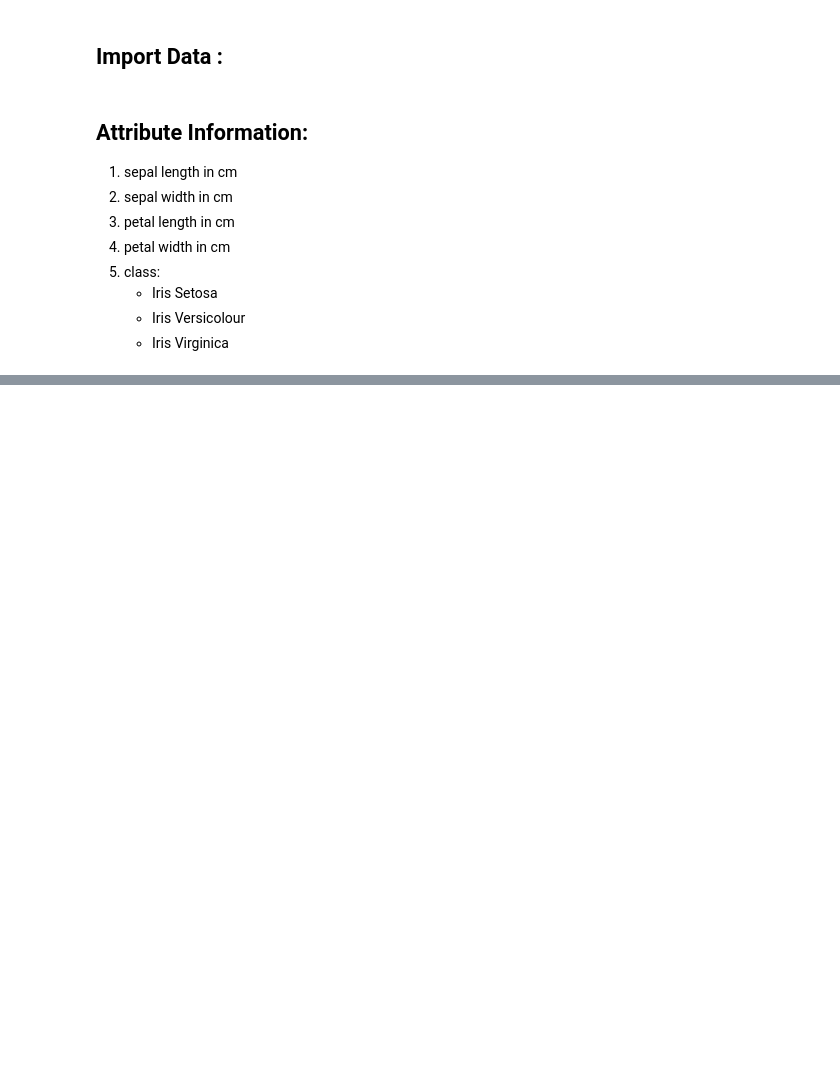
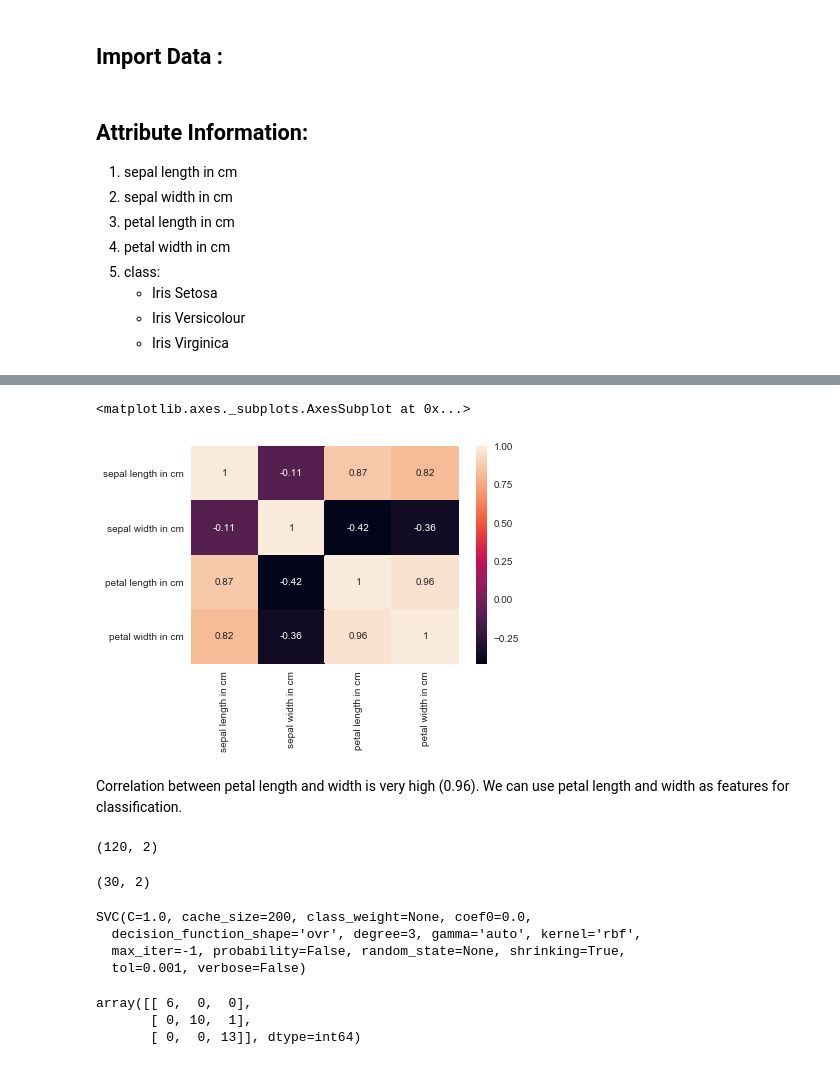
Before and after one commit to kodeutility/Iris-Flowers-Classification, a Jupyter notebook: Iris_Flower_Classification.ipynb, the cells around one changed output, grey strips where cells are left out. Cells and saved outputs as stored; diff of their text form; code cells hidden in the pictures; blank space fills up the shorter version.

```diff
--- a/Iris_Flower_Classification.ipynb
+++ b/Iris_Flower_Classification.ipynb
@@ -38,0 +54,7 @@ sns.pairplot(dataset)
+# %%
+sns.heatmap(dataset.corr(),annot=True)
+# %% [output]
+<matplotlib.axes._subplots.AxesSubplot at 0x...>
+[figure, added]
+# %% [markdown]
+Correlation between petal length and width is very high (0.96). We can use petal length and width as features for classification.
@@ -38,0 +67,16 @@ sns.pairplot(dataset)
+# %%
+X_train.shape
+# %% [output]
+(120, 2)
+# %%
+X_test.shape
+# %% [output]
+(30, 2)
+# %%
+classifier = svm.SVC()
+classifier.fit(X_train,y_train)
+# %% [output]
+SVC(C=1.0, cache_size=200, class_weight=None, coef0=0.0,
+  decision_function_shape='ovr', degree=3, gamma='auto', kernel='rbf',
+  max_iter=-1, probability=False, random_state=None, shrinking=True,
+  tol=0.001, verbose=False)
@@ -38,0 +87,6 @@ sns.pairplot(dataset)
+# %%
+cm
+# %% [output]
+array([[ 6,  0,  0],
+       [ 0, 10,  1],
+       [ 0,  0, 13]], dtype=int64)
```
Also changed, not shown: parts of 11 cells of this notebook.
